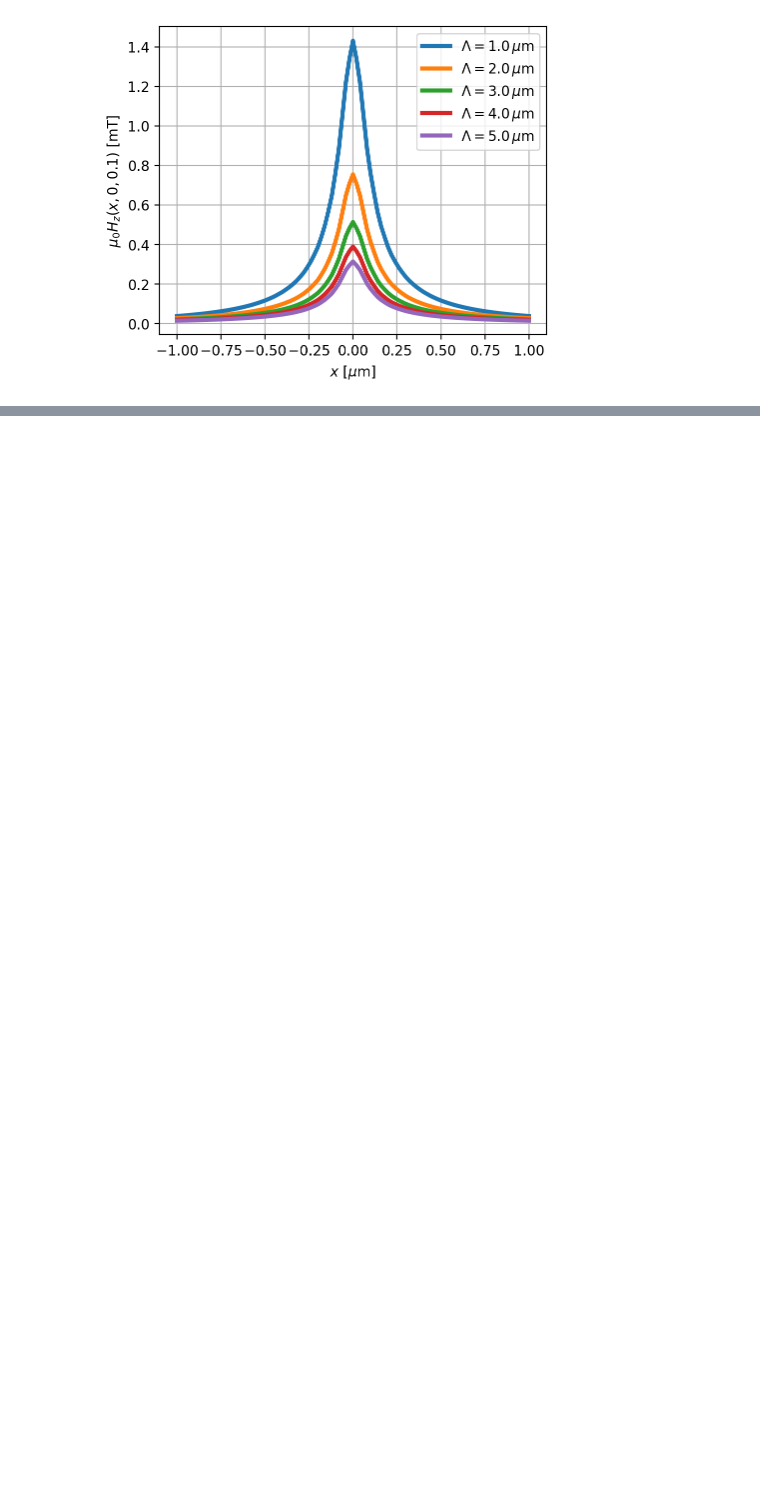
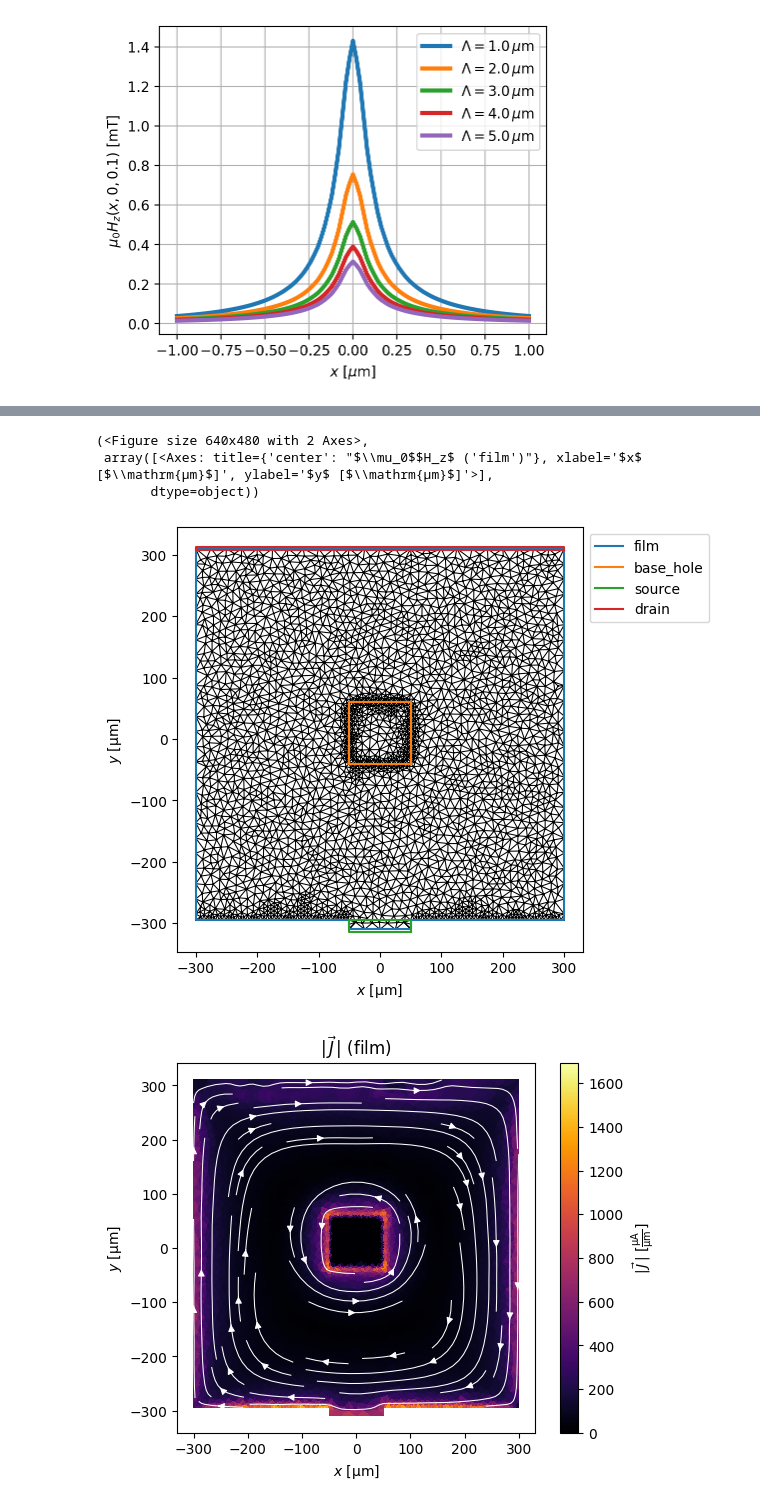
Before and after one commit to LeviathansDaughter/LOLIGO-VULGARIS, a Jupyter notebook: Untitled4.ipynb, the cells around one changed output, grey strips where cells are left out. Drawn from its saved outputs; the diff is of its cells as text; code cells hidden in the pictures; blank space fills up the shorter version.

```diff
--- a/Untitled4.ipynb
+++ b/Untitled4.ipynb
@@ -1081,0 +1278,56 @@ _ = ax.legend(loc=0)
+# %%
+import superscreen as sc
+from superscreen.geometry import circle, box
+
+width = 600
+height = 620
+slot_height =20
+slot_width = 250
+x0, y0 = center = (0, 0)
+length_units = "um"
+slit_width=10
+slit_height=540
+hole_width=100
+hole_height=100
+layer=sc.Layer("base", Lambda=0.9)
+film = sc.Polygon("film", layer="base", points=box(width, height))
+slot = sc.Polygon(
+    points=box(slot_width, slot_height, center=(-175,-305))
+
+)
+film = film.difference(slot, slot.scale(xfact=-1))
+
+
+drain_terminal = sc.Polygon(
+    "drain", points=box(width, height / 100, center=(0, height / 2))
+)
+source_terminal =  sc.Polygon(
+    "source", points=box(100,20, center=(0, -305))
+)
+
+device = sc.Device(
+    "constriction",
+    layers=[layer],
+    films=[film],
+    terminals={film.name: [source_terminal, drain_terminal]},
+    length_units=length_units,
+)
+device.holes = {
+    "base_hole": sc.Polygon( "base_hole",layer="base",
+    points=box(hole_width, hole_height, center=(0,10)))
+}
+
+device.make_mesh(min_points=3000, smooth=0)
+applied_field = sc.sources.ConstantField(100)
+solution = sc.solve(device, applied_field=applied_field, field_units="uT")[-1]
+fig, ax = device.plot_mesh(edge_color="k", show_sites=False)
+_ = device.plot_polygons(ax=ax, legend=True)
+solution.plot_currents()
+# Plot the magnetic field evaluated at each layer in the Device.
+solution.plot_fields()
+# %% [output]
+(<Figure size 640x480 with 2 Axes>,
+ array([<Axes: title={'center': "$\\mu_0$$H_z$ ('film')"}, xlabel='$x$ [$\\mathrm{µm}$]', ylabel='$y$ [$\\mathrm{µm}$]'>],
+       dtype=object))
+[figure, added]
+[figure, added]
```
Also changed, not shown: parts of 8 cells of this notebook.
